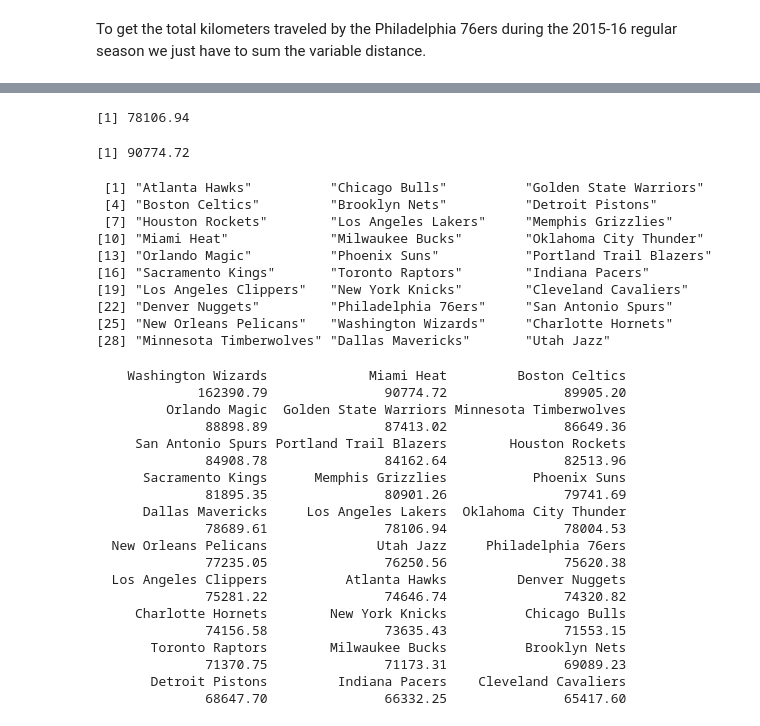
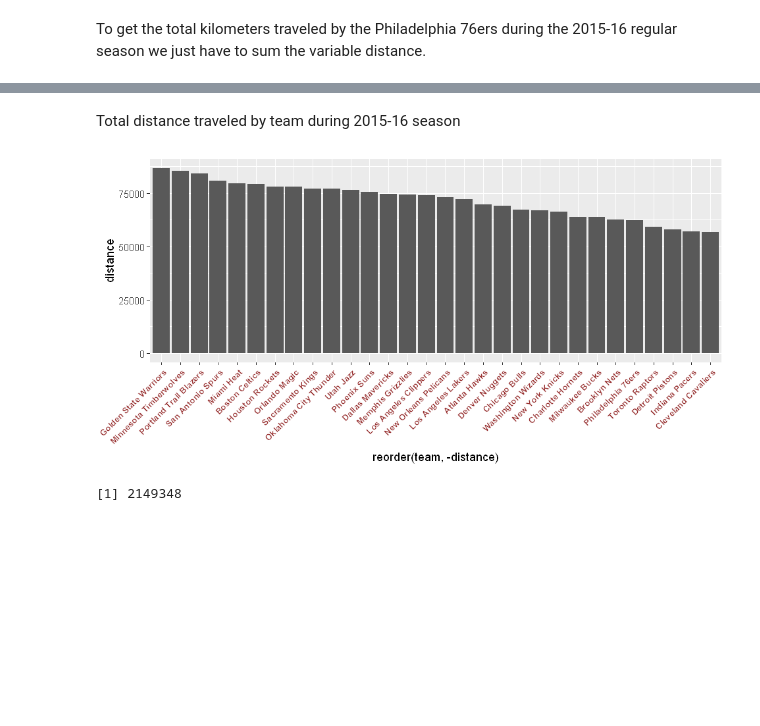
Before and after one commit to ddantasds/Data-Science-Projects, a Jupyter notebook: NBA calendar/NBA season calendar.ipynb, the cells around one changed output, grey strips where cells are left out. Saved outputs shown, nothing was run; the diff lists cells and outputs as text; code cells hidden in the pictures; blank space fills up the shorter version.

```diff
--- a/NBA calendar/NBA season calendar.ipynb
+++ b/NBA calendar/NBA season calendar.ipynb
@@ -202,6 +190,0 @@ head(distance)
-# %%
-result<-rep(NA,nrow(distance))
-for(i in 1:nrow(distance)){
-  result[i]<-earth.dist(distance$lon1[i],distance$lat1[i],distance$lon2[i],distance$lat2[i],R=6378.145)
-}
-distance$distanceKM<-result
@@ -208,3 +193,5 @@ distance$distanceKM<-result
+# %%
+distance$distanceKM<-apply(distance[,names(distance)%in%c('lon1','lat1','lon2','lat2')],1,function(x) earth.dist(x[1],x[2],x[3],x[4],R=6378.145))
 # %%
 head(distance)
 # %% [output]
@@ -261,0 +282,2 @@ lal<-nbaFlightsByTeam(calendar,"Los Angeles Lakers")
+# %% [markdown]
+Total distance traveled by team during 2015-16 season
@@ -262,21 +287,18 @@ lal<-nbaFlightsByTeam(calendar,"Los Angeles Lakers")
+# %%
+total_distance_by_team<-as.data.frame(total_distance_by_team[order(total_distance_by_team,decreasing=TRUE)])
+total_distance_by_team$team<-rownames(total_distance_by_team)
+rownames(total_distance_by_team)<-NULL
+colnames(total_distance_by_team)<-c('distance','team')
+total_distance_by_team<-total_distance_by_team[c(2,1)]
+# %%
+options(repr.plot.width=8, repr.plot.height=4)
+ggplot(total_distance_by_team,aes(x=reorder(team,-distance),distance))+
+geom_bar(stat = "identity")+
+ theme(axis.text.x = element_text(face="bold", color="#993333",
+                           size=8, angle=45, hjust=1))
+# %% [output]
+[figure, added]
 # %%
-sum(lal$distance) #78106.9400997549
+sum(total_distance_by_team$distance)
 # %% [output]
-[1] 78106.94
+[1] 2149348
-# %%
-sum(nbaFlightsByTeam(calendar,"Miami Heat")$distance)
-# %% [output]
-[1] 90774.72
-# %%
-teams <- unique(calendar$home)
-# %% [output]
- [1] "Atlanta Hawks"          "Chicago Bulls"          "Golden State Warriors"
- [4] "Boston Celtics"         "Brooklyn Nets"          "Detroit Pistons"
- [7] "Houston Rockets"        "Los Angeles Lakers"     "Memphis Grizzlies"
-[10] "Miami Heat"             "Milwaukee Bucks"        "Oklahoma City Thunder"
-[13] "Orlando Magic"          "Phoenix Suns"           "Portland Trail Blazers"
-[16] "Sacramento Kings"       "Toronto Raptors"        "Indiana Pacers"
-[19] "Los Angeles Clippers"   "New York Knicks"        "Cleveland Cavaliers"
-[22] "Denver Nuggets"         "Philadelphia 76ers"     "San Antonio Spurs"
-[25] "New Orleans Pelicans"   "Washington Wizards"     "Charlotte Hornets"
-[28] "Minnesota Timberwolves" "Dallas Mavericks"       "Utah Jazz"
@@ -285,23 +304,0 @@ total_distance_by_team<-sapply(teams,function(x) sum(nbaFlightsByTeam(calendar,x
-# %%
-total_distance_by_team[order(total_distance_by_team,decreasing=TRUE)]
-# %% [output]
-    Washington Wizards             Miami Heat         Boston Celtics
-             162390.79               90774.72               89905.20
-         Orlando Magic  Golden State Warriors Minnesota Timberwolves
-              88898.89               87413.02               86649.36
-     San Antonio Spurs Portland Trail Blazers        Houston Rockets
-              84908.78               84162.64               82513.96
-      Sacramento Kings      Memphis Grizzlies           Phoenix Suns
-              81895.35               80901.26               79741.69
-      Dallas Mavericks     Los Angeles Lakers  Oklahoma City Thunder
-              78689.61               78106.94               78004.53
-  New Orleans Pelicans              Utah Jazz     Philadelphia 76ers
-              77235.05               76250.56               75620.38
-  Los Angeles Clippers          Atlanta Hawks         Denver Nuggets
-              75281.22               74646.74               74320.82
-     Charlotte Hornets        New York Knicks          Chicago Bulls
-              74156.58               73635.43               71553.15
-       Toronto Raptors        Milwaukee Bucks          Brooklyn Nets
-              71370.75               71173.31               69089.23
-       Detroit Pistons         Indiana Pacers    Cleveland Cavaliers
-              68647.70               66332.25               65417.60
```
Also changed, not shown: parts of 41 cells of this notebook, 2 other files.
